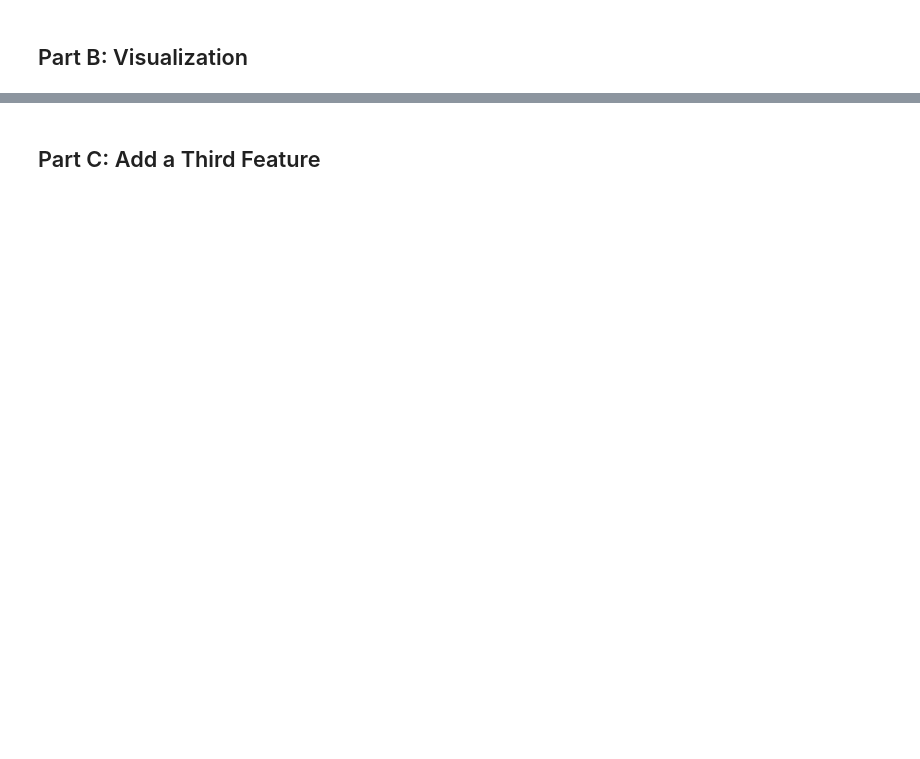
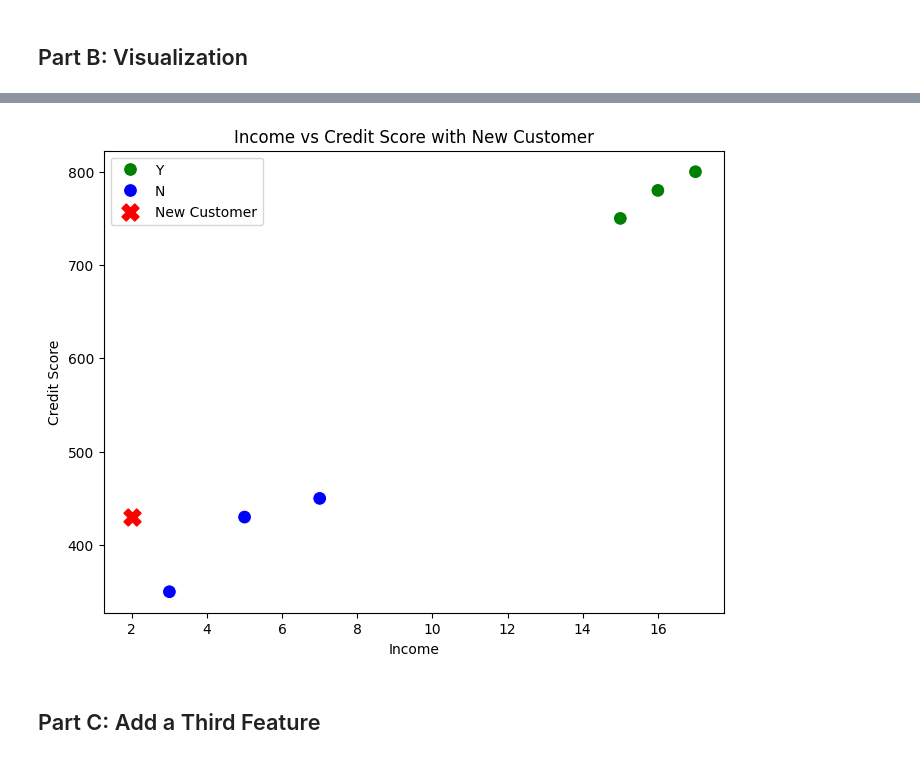
Before and after one commit to harika0345/harika_ai, a Jupyter notebook: math/assignments/la_assignment.ipynb, the cells around one changed output, grey strips where cells are left out. Drawn from its saved outputs; the diff is of its cells as text; code cells hidden in the pictures; blank space fills up the shorter version.

```diff
--- a/math/assignments/la_assignment.ipynb
+++ b/math/assignments/la_assignment.ipynb
@@ -21,3 +125,33 @@ import seaborn as sns
+# %%
+plt.figure(figsize=(8, 6))
+
+# Scatter plot of existing customers
+sns.scatterplot(
+    data=df,
+    x="income",
+    y="credit_score",
+    hue="status",
+    palette={"Y": "green", "N": "blue"},
+    s=100
+)
+
+# Plot the new customer
+plt.scatter(
+    new_customer[0],
+    new_customer[1],
+    color="red",
+    s=150,
+    label="New Customer",
+    marker="X"
+)
+
+plt.xlabel("Income")
+plt.ylabel("Credit Score")
+plt.title("Income vs Credit Score with New Customer")
+plt.legend()
+plt.show()
+# %% [output]
+[figure, added]
 # %% [markdown]
 ## Part C: Add a Third Feature
 # %%
```
Also changed, not shown: parts of 15 cells of this notebook, 1 other file.
